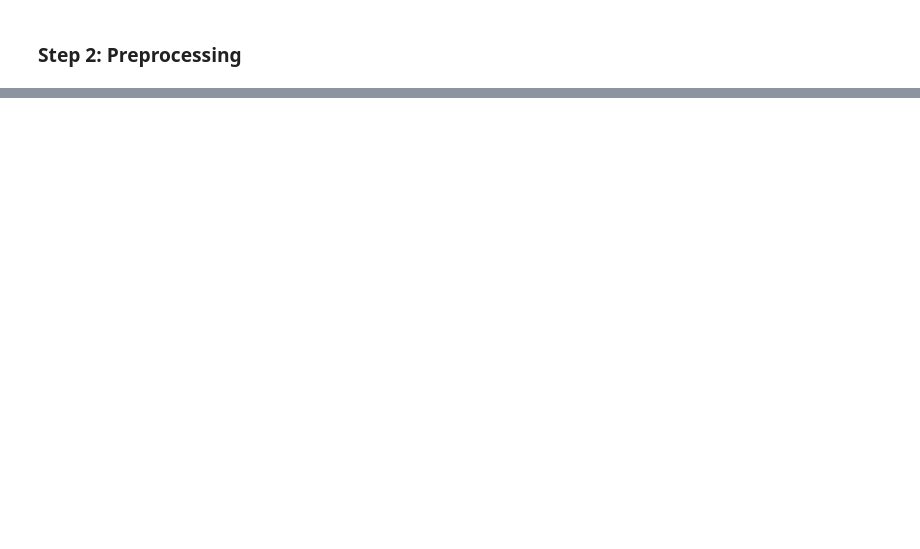
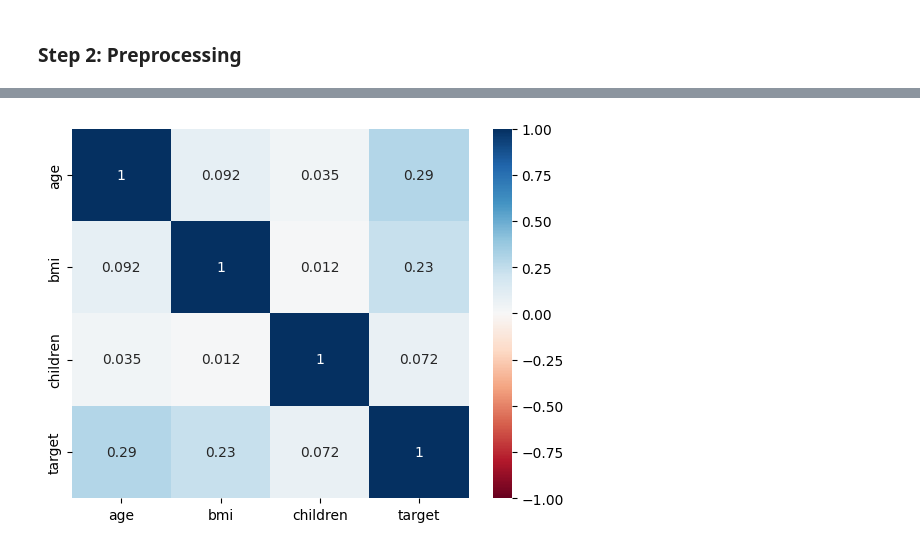
Before and after one commit to rodri-iot/machine-learning-python-template, a Jupyter notebook: src/app.ipynb, the cells around one changed output, grey strips where cells are left out. Cells and saved outputs as stored; diff of their text form; code cells hidden in the pictures; blank space fills up the shorter version.

```diff
--- a/src/app.ipynb
+++ b/src/app.ipynb
@@ -211,0 +155,5 @@ display(df_train.describe(include= 'number').T)
+# %%
+sns.heatmap(df_train.select_dtypes('number').corr(), vmin= -1, vmax= 1, annot= True, cmap= 'RdBu')
+plt.show()
+# %% [output]
+[figure, added]
```
Also changed, not shown: parts of 40 cells of this notebook, 6 other files.
